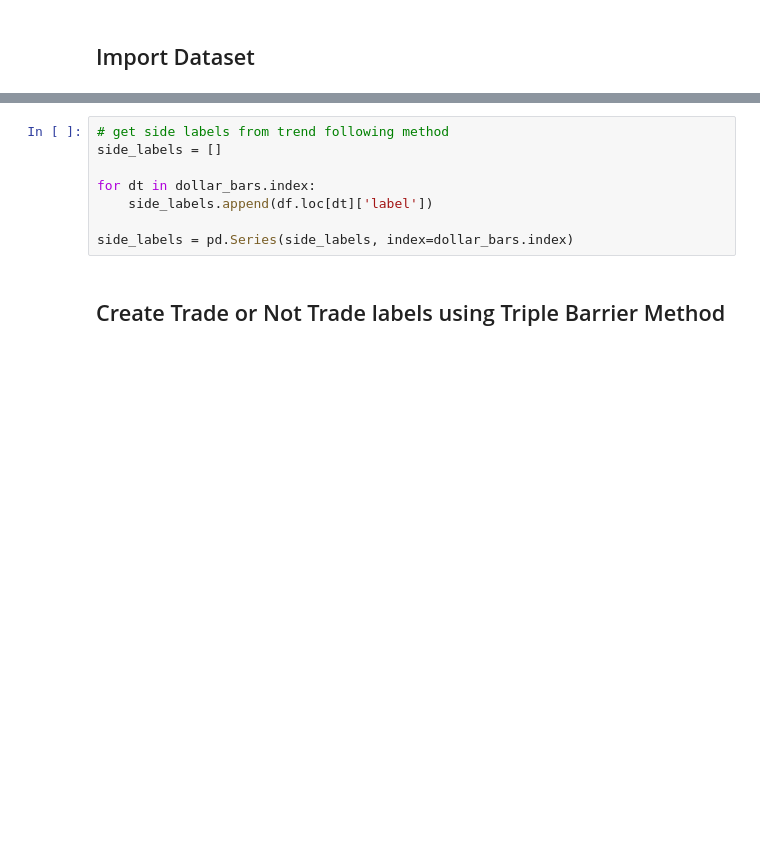
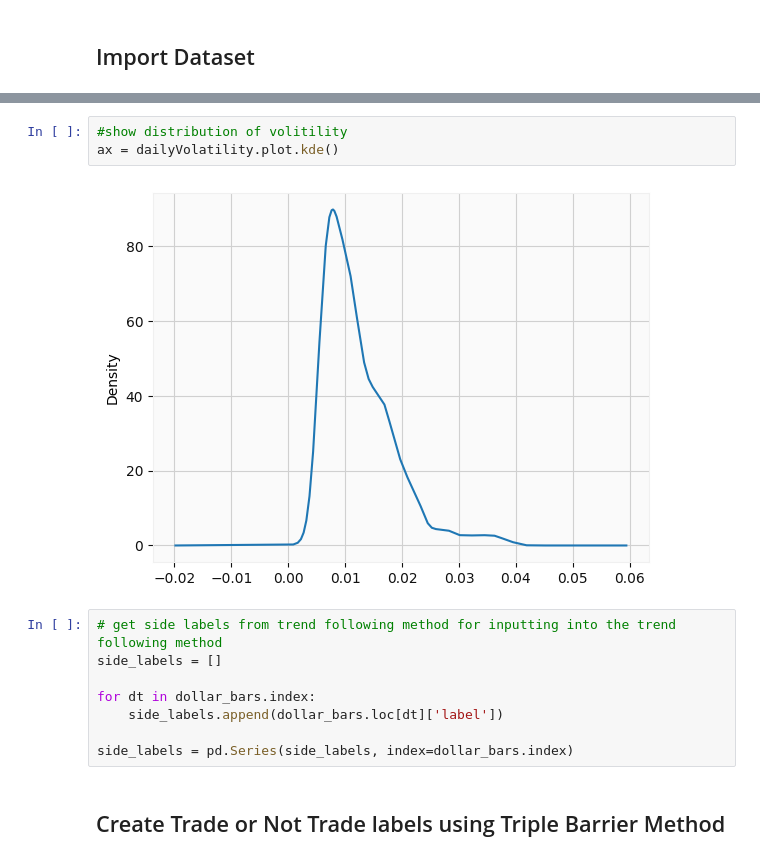
Before and after one commit to waikho/MADS_Capstone, a Jupyter notebook: modeling.ipynb, the cells around one changed output, grey strips where cells are left out. Saved outputs shown, nothing was run; the diff lists cells and outputs as text; blank space fills up the shorter version.

```diff
--- a/modeling.ipynb
+++ b/modeling.ipynb
@@ -176,9 +125,14 @@ t1 = tbar.add_vertical_barrier(tEvents, close, num_days=num_days)
+# %%
+#show distribution of volitility
+ax = dailyVolatility.plot.kde()
+# %% [output]
+[figure, added]
 # %%
-# get side labels from trend following method
+# get side labels from trend following method for inputting into the trend following method
 side_labels = []
 
 for dt in dollar_bars.index:
-    side_labels.append(df.loc[dt]['label'])
+    side_labels.append(dollar_bars.loc[dt]['label'])
 
 side_labels = pd.Series(side_labels, index=dollar_bars.index)
 # %% [markdown]
```
Also changed, not shown: parts of 97 cells of this notebook, 12 other files.
